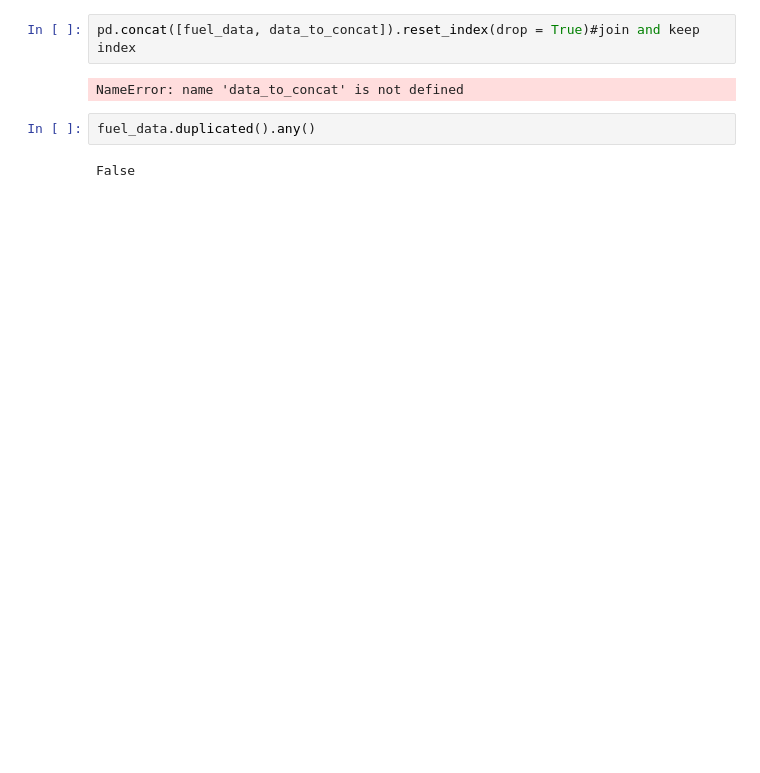
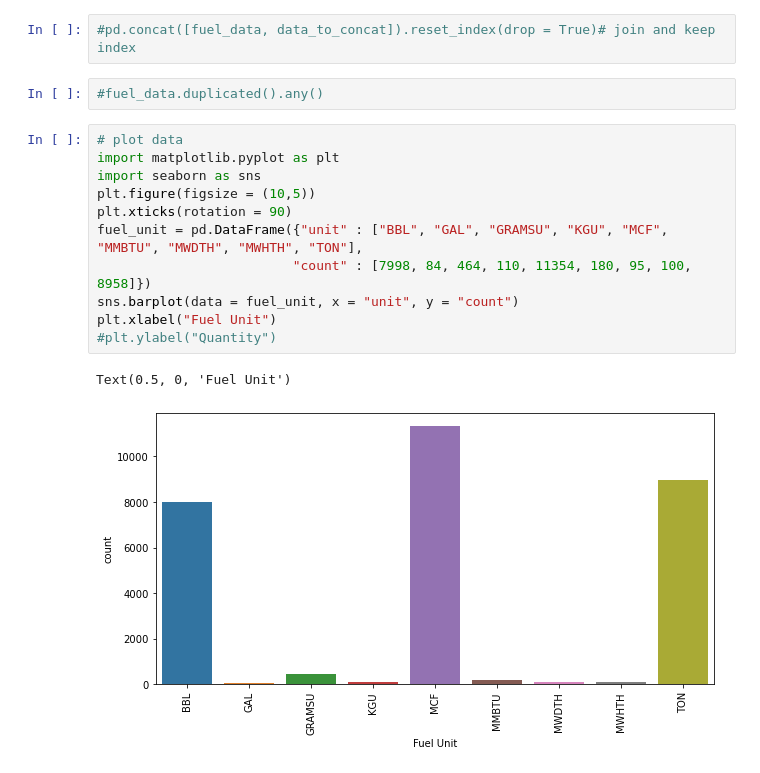
Before and after one commit to leeolivier/wrangling, a Jupyter notebook: wrangling.ipynb, the cells around one changed output. Cells and saved outputs as stored; diff of their text form; blank space fills up the shorter version.

Commit message:
Add files via upload
plots

```diff
--- a/wrangling.ipynb
+++ b/wrangling.ipynb
@@ -71,8 +33,18 @@ pd.merge(fuel_df1, fuel_df2, how = "outer")#all rows
 # %%
-pd.concat([fuel_data, data_to_concat]).reset_index(drop = True)#join and keep index
+#pd.concat([fuel_data, data_to_concat]).reset_index(drop = True)# join and keep index
-# %% [output]
-NameError: name 'data_to_concat' is not defined
 # %%
-fuel_data.duplicated().any()
+#fuel_data.duplicated().any()
-# %% [output]
-False
+# %%
+# plot data
+import matplotlib.pyplot as plt
+import seaborn as sns
+plt.figure(figsize = (10,5))
+plt.xticks(rotation = 90)
+fuel_unit = pd.DataFrame({"unit" : ["BBL", "GAL", "GRAMSU", "KGU", "MCF", "MMBTU", "MWDTH", "MWHTH", "TON"],
+                         "count" : [7998, 84, 464, 110, 11354, 180, 95, 100, 8958]})
+sns.barplot(data = fuel_unit, x = "unit", y = "count")
+plt.xlabel("Fuel Unit")
+#plt.ylabel("Quantity")
+# %% [output]
+Text(0.5, 0, 'Fuel Unit')
+[figure, added]
```
Also changed, not shown: parts of 9 cells of this notebook.
